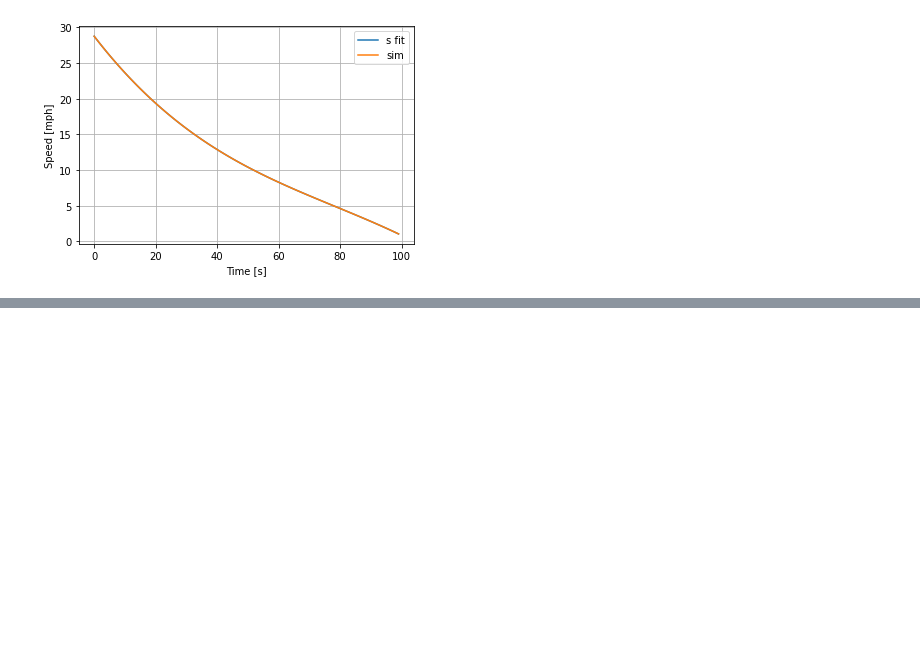
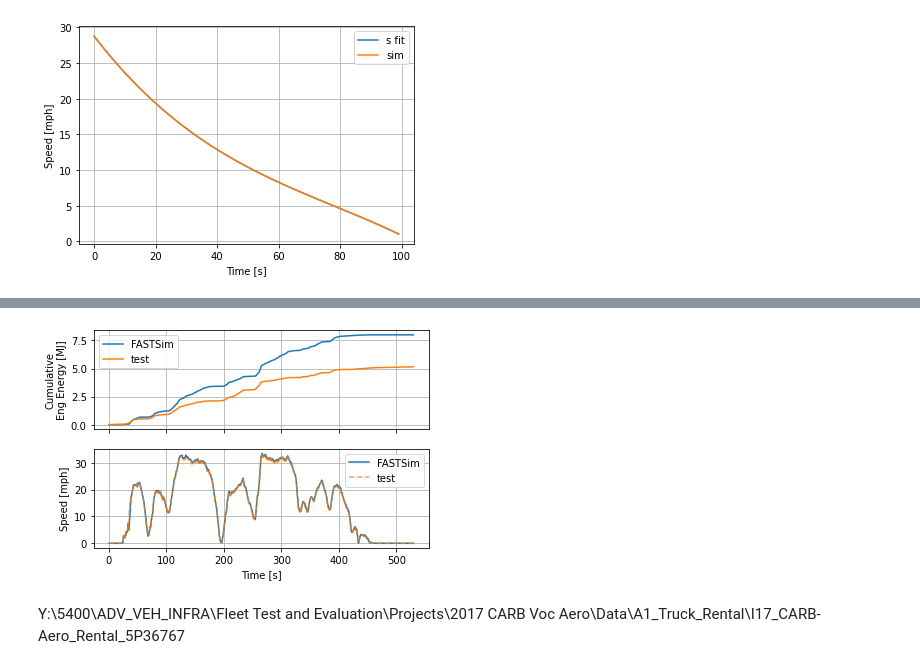
Before and after one commit to NREL/fastsim, a Jupyter notebook: docs/class4truck.ipynb, the cells around one changed output, grey strips where cells are left out. Saved outputs shown, nothing was run; the diff lists cells and outputs as text; code cells hidden in the pictures; blank space fills up the shorter version.

```diff
--- a/docs/class4truck.ipynb
+++ b/docs/class4truck.ipynb
@@ -233,0 +363,6 @@ plt.grid()
+# %%
+plot_eng_energy(sd_isuzu, df_isuzu, save_name='fastim vs isuzu test')
+# %% [output]
+[figure, added]
+# %% [markdown]
+Y:\5400\ADV_VEH_INFRA\Fleet Test and Evaluation\Projects\2017 CARB Voc Aero\Data\A1_Truck_Rental\I17_CARB-Aero_Rental_5P36767
```
Also changed, not shown: parts of 24 cells of this notebook.
